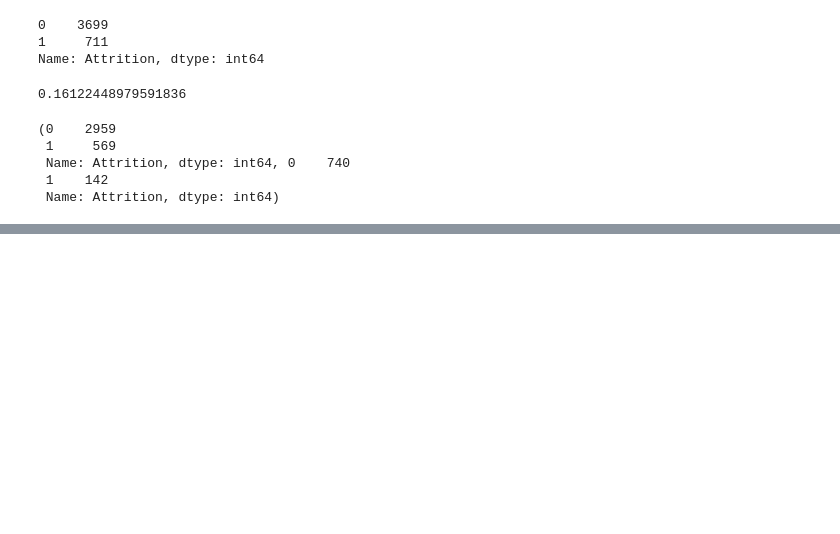
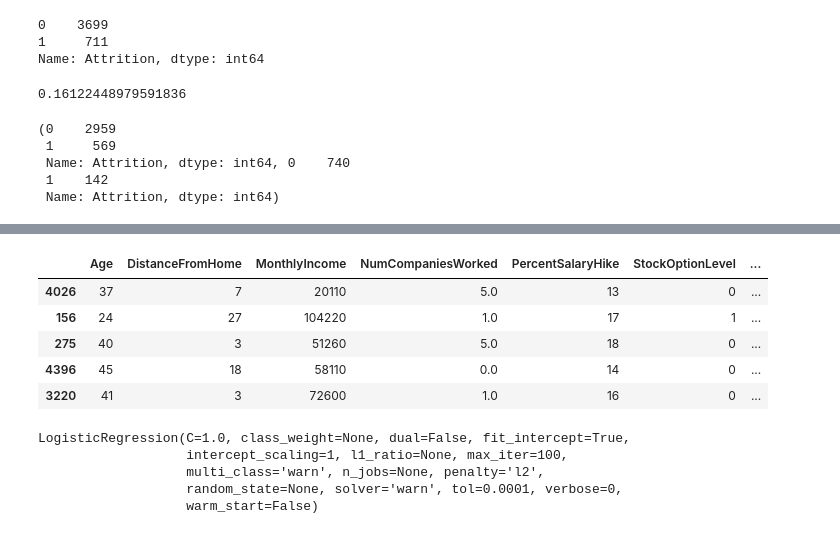
Before and after one commit to hst22/Employee-Attrition-Analysis, a Jupyter notebook: Employee_Attrition_Analysis.ipynb, the cells around one changed output, grey strips where cells are left out. Cells and saved outputs as stored; diff of their text form; code cells hidden in the pictures; blank space fills up the shorter version.

```diff
--- a/Employee_Attrition_Analysis.ipynb
+++ b/Employee_Attrition_Analysis.ipynb
@@ -590,0 +597,40 @@ y_train['Attrition'].value_counts(), y_test['Attrition'].value_counts()
+# %%
+# Converting categorical variables into dummy variables #test
+
+def dummy_func(col_name):
+    x = pd.get_dummies(x_test[col_name],drop_first=True, prefix = col_name, prefix_sep="_")
+    return x
+
+CBusinessTravel = dummy_func('BusinessTravel')
+CDepartment = dummy_func('Department')
+CEducationField = dummy_func('EducationField')
+CGender = dummy_func('Gender')
+CJobRole = dummy_func('JobRole')
+CMaritalStatus = dummy_func('MaritalStatus')
+CEducation = dummy_func('Education')
+CJobLevel = dummy_func('JobLevel')
+# %%
+x_test.drop(['BusinessTravel',"Department","EducationField",'Gender','JobRole','MaritalStatus','Education','JobLevel'],axis=1,inplace=True)
+
+x_test = pd.concat([x_test,CBusinessTravel,CDepartment,CEducationField,CGender,CJobRole,CMaritalStatus,CEducation,CJobLevel],axis=1)
+
+x_test.head()
+# %% [output]
+|  | Age | DistanceFromHome | MonthlyIncome | NumCompaniesWorked | PercentSalaryHike | StockOptionLevel | ... |
+| 4026 | 37 | 7 | 20110 | 5.0 | 13 | 0 | ... |
+| 156 | 24 | 27 | 104220 | 1.0 | 17 | 1 | ... |
+| 275 | 40 | 3 | 51260 | 5.0 | 18 | 0 | ... |
+| 4396 | 45 | 18 | 58110 | 0.0 | 14 | 0 | ... |
+| 3220 | 41 | 3 | 72600 | 1.0 | 16 | 0 | ... |
+# %%
+#logistic regression model
+from sklearn.linear_model import LogisticRegression
+
+lgr = LogisticRegression()
+lgr.fit(x_train, y_train)
+# %% [output]
+LogisticRegression(C=1.0, class_weight=None, dual=False, fit_intercept=True,
+                   intercept_scaling=1, l1_ratio=None, max_iter=100,
+                   multi_class='warn', n_jobs=None, penalty='l2',
+                   random_state=None, solver='warn', tol=0.0001, verbose=0,
+                   warm_start=False)
```
Also changed, not shown: parts of 14 cells of this notebook.
